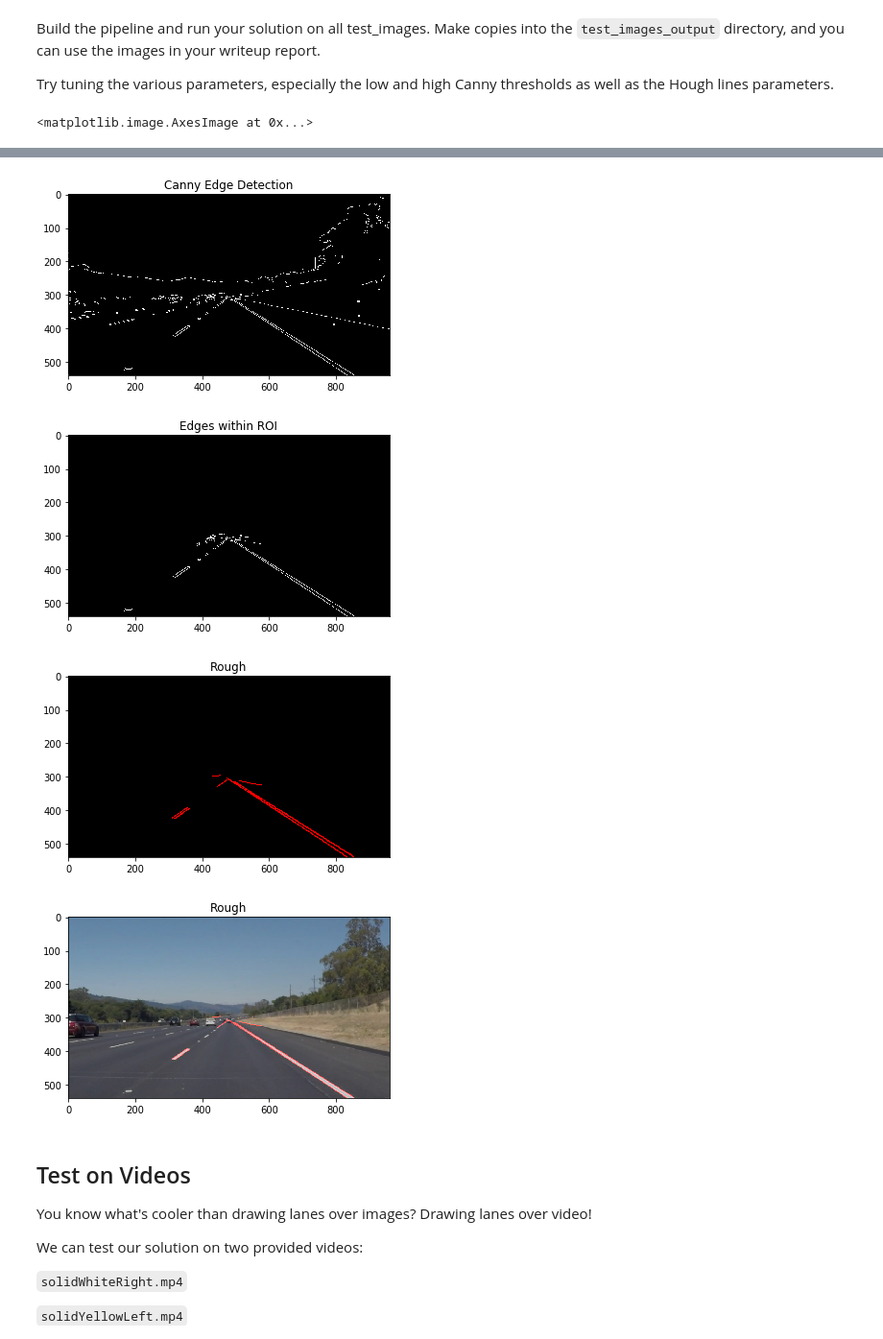
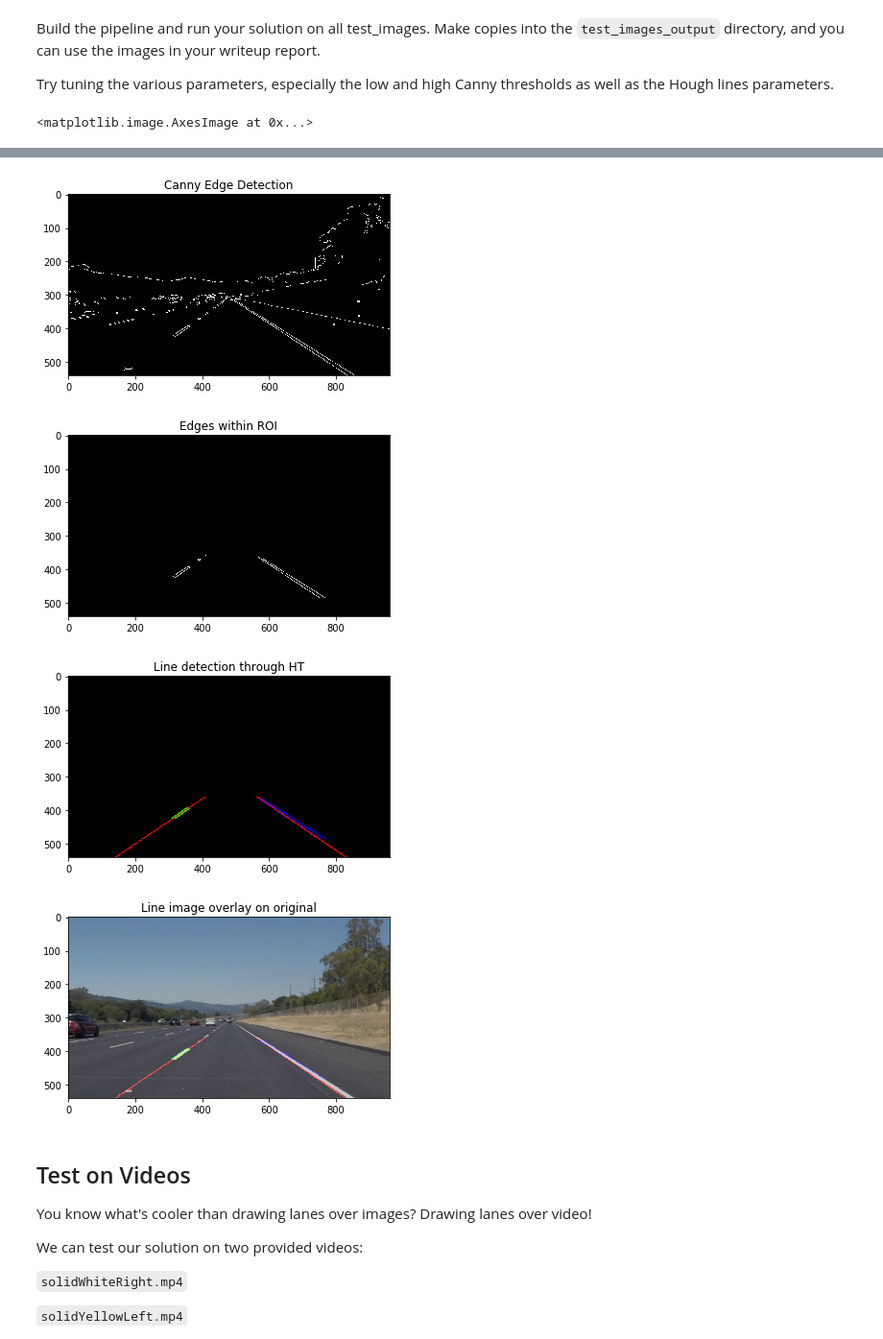
Before and after one commit to lissue/lanedetect, a Jupyter notebook: P1.ipynb, the cells around one changed output, grey strips where cells are left out. Shown at 96% size. Cells and saved outputs as stored; diff of their text form; code cells hidden in the pictures.

Commit message:
Improved parameters with line segment extention implemented

```diff
--- a/P1.ipynb
+++ b/P1.ipynb
@@ -141,9 +141,36 @@ def draw_lines(img, lines, color=[255, 0, 0], thickness=2):
     If you want to make the lines semi-transparent, think about combining
     this function with the weighted_img() function below
     """
+    # Initialize image size, various lists to collect line segments for fitting
+    x=img.shape[1]
+    y=img.shape[0]
+    llistx=[]
+    llisty=[]
+    rlistx=[]
+    rlisty=[]
+    counter=0
     for line in lines:
         for x1,y1,x2,y2 in line:
-            cv2.line(img, (x1, y1), (x2, y2), color, thickness)
+            # Use slope and relative x locations to filter through points
+            if (((y2-y1)/(x2-x1))<0.5)&((x1<x/2)&(x2<x/2)):
+                # Points on one side of the view are used to fit a line
+                llistx.append(x1)
+                llisty.append(y1)
+                # Draw the segment as detected from HT
+                cv2.line(img, (x1, y1), (x2, y2), [0,255,0], thickness)
+            if (((y2-y1)/(x2-x1))>-0.5)&((x1>x/2)&(x2>x/2)):
+                rlistx.append(x1)
+                rlisty.append(y1)
+                cv2.line(img, (x1, y1), (x2, y2), [0,0,255], thickness)
+    # Parameters of fitted lines -- NEED TO CROSS CHECK AND UNDERSTANT REASON OF JITTER
+    lparameters = np.polyfit(llisty, llistx, 1)
+    rparameters = np.polyfit(rlisty, rlistx, 1)
+    # Evaluate the fitted functions and draw lines
+    lp = np.poly1d(lparameters)
+    rp = np.poly1d(rparameters)
+    cv2.line(img, (int(lp(y)), y), (int(lp(y/1.5)), int(y/1.5)), [255,0,0], thickness)
+    cv2.line(img, (int(rp(y)), y), (int(rp(y/1.5)), int(y/1.5)), [255,0,0], thickness)
+
 
 def hough_lines(img, rho, theta, threshold, min_line_len, max_line_gap):
     """
@@ -222,41 +249,43 @@ plt.imshow(edges, cmap='gray')
 
 # Create a mask of image size
 mask = np.zeros_like(edges)
 ignore_mask_color = 255
 # This time we are defining a four sided polygon to mask
-vertices = np.array([[(0,y),(x/2, y/2), (x/2, y/2), (x,y)]], dtype=np.int32)
+vertices = np.array([[(0,y*.9),(x/2, y/1.6), (x/2, y/1.6), (x,y*.9)]], dtype=np.int32)
 masked_edges = region_of_interest(edges, vertices)
 plt.figure(4)
 plt.title('Edges within ROI')
 plt.imshow(masked_edges, cmap='gray')
 
 # Define the Hough transform parameters
 # Make a blank the same size as our image to draw on
 rho = 1 # distance resolution in pixels of the Hough grid
 theta = np.pi/180 # angular resolution in radians of the Hough grid
 threshold = 7     # minimum number of votes (intersections in Hough grid cell)
-min_line_len = 25 #minimum number of pixels making up a line
-max_line_gap = 5    # maximum gap in pixels between connectable line segments
+min_line_len = 5 #minimum number of pixels making up a line
+max_line_gap = 2    # maximum gap in pixels between connectable line segments
 lines = hough_lines(masked_edges, rho, theta, threshold, min_line_len, max_line_gap)
 plt.figure(5)
-plt.title('Rough')
+plt.title('Line detection through HT')
 plt.imshow(lines)
 
 # Create a "color" binary image to combine with line image
 color_edges = np.dstack((edges, edges, edges))
 # Draw the lines on the edge image
 lines_edges = weighted_img(lines, image, α=0.8, β=1., λ=0.)
 plt.figure(6)
-plt.title('Rough')
+plt.title('Line image overlay on original')
 plt.imshow(lines_edges)
+
+# Draw solid line extending the detected lane
 # %% [output]
 <matplotlib.image.AxesImage at 0x...>
 [figure]
 [figure]
 [figure]
-[figure, old version]
+[figure, new version]
-[figure, old version]
+[figure, new version]
-[figure, old version]
+[figure, new version]
 # %% [markdown]
 ## Test on Videos
 
```
Also changed, not shown: parts of 7 cells of this notebook, 4 other files.
